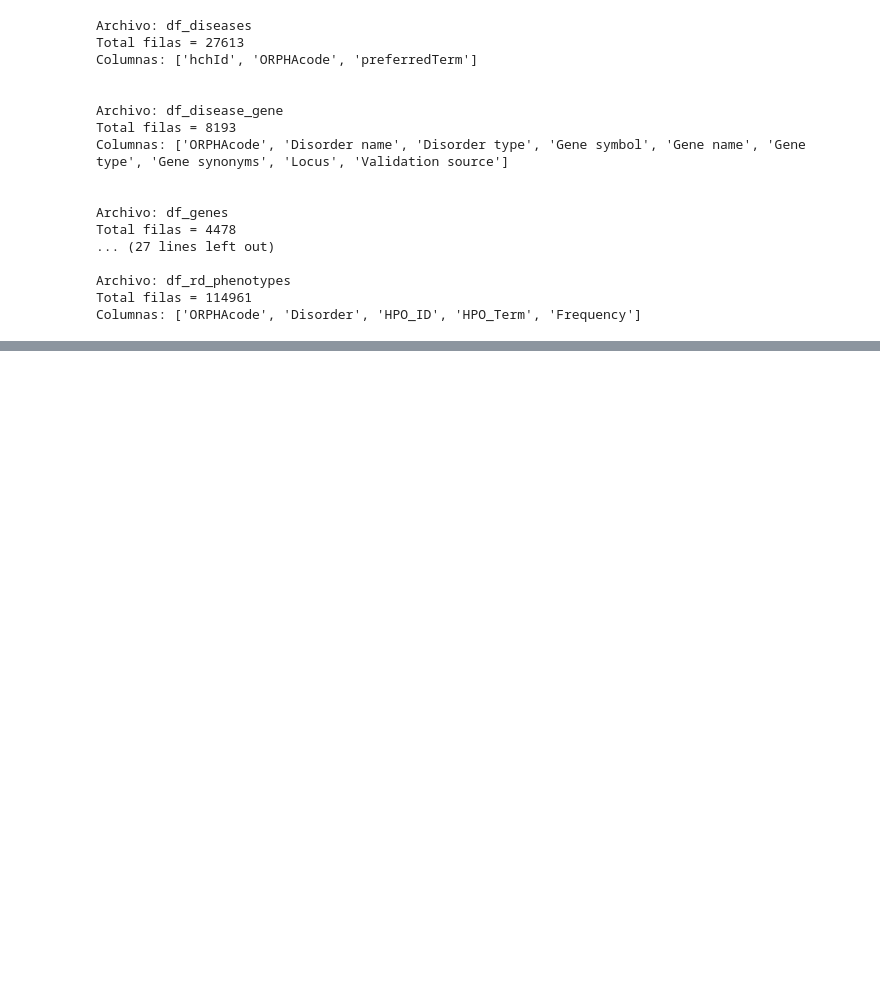
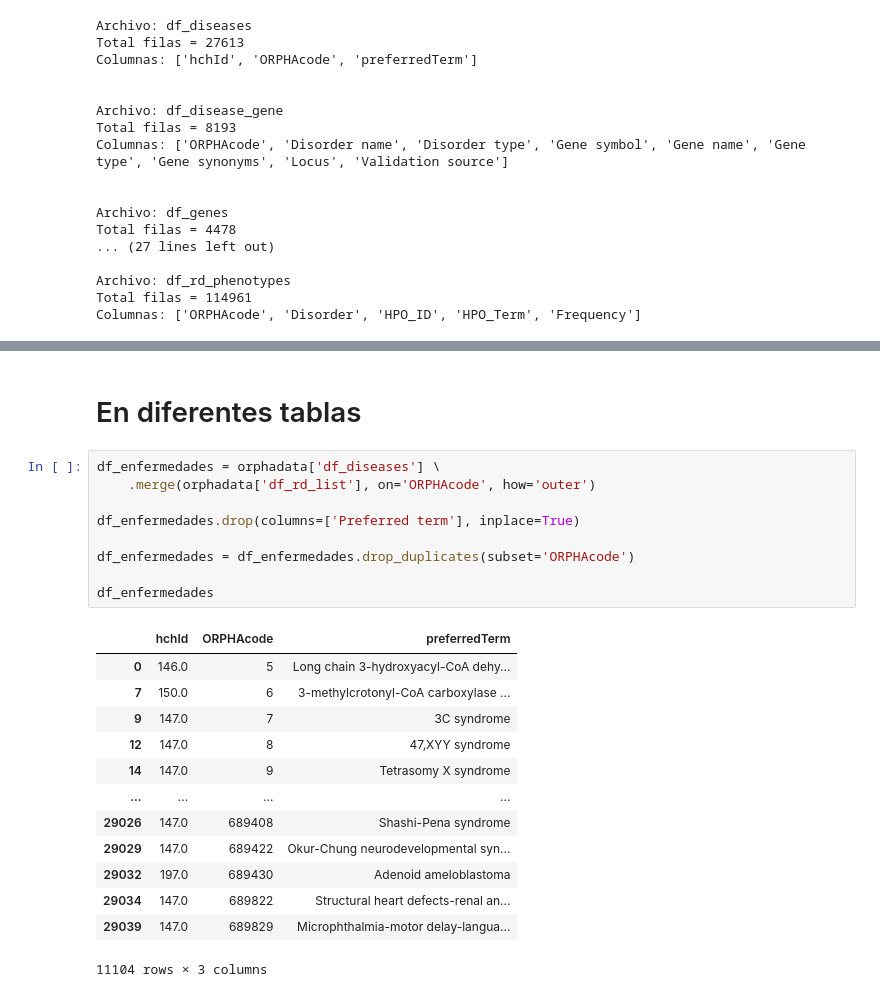
Before and after one commit to Muriburu/ITAcademy, a Jupyter notebook: Sprint 10 - Pràctica final/Code/Tratamiento_datos_Orphadata.ipynb, the cells around one changed output, grey strips where cells are left out. Cells and saved outputs as stored; diff of their text form; blank space fills up the shorter version.

```diff
--- a/Sprint 10 - Pràctica final/Code/Tratamiento_datos_Orphadata.ipynb
+++ b/Sprint 10 - Pràctica final/Code/Tratamiento_datos_Orphadata.ipynb
@@ -98,0 +167,25 @@ tabla_completa
+# %% [markdown]
+# En diferentes tablas
+# %%
+df_enfermedades = orphadata['df_diseases'] \
+    .merge(orphadata['df_rd_list'], on='ORPHAcode', how='outer')
+
+df_enfermedades.drop(columns=['Preferred term'], inplace=True)
+
+df_enfermedades = df_enfermedades.drop_duplicates(subset='ORPHAcode')
+
+df_enfermedades
+# %% [output]
+|  | hchId | ORPHAcode | preferredTerm |
+| 0 | 146.0 | 5 | Long chain 3-hydroxyacyl-CoA dehy... |
+| 7 | 150.0 | 6 | 3-methylcrotonyl-CoA carboxylase ... |
+| 9 | 147.0 | 7 | 3C syndrome |
+| 12 | 147.0 | 8 | 47,XYY syndrome |
+| 14 | 147.0 | 9 | Tetrasomy X syndrome |
+| ... | ... | ... | ... |
+| 29026 | 147.0 | 689408 | Shashi-Pena syndrome |
+| 29029 | 147.0 | 689422 | Okur-Chung neurodevelopmental syn... |
+| 29032 | 197.0 | 689430 | Adenoid ameloblastoma |
+| 29034 | 147.0 | 689822 | Structural heart defects-renal an... |
+| 29039 | 147.0 | 689829 | Microphthalmia-motor delay-langua... |
+11104 rows × 3 columns
```
Also changed, not shown: parts of 10 cells of this notebook, 1 other file.
